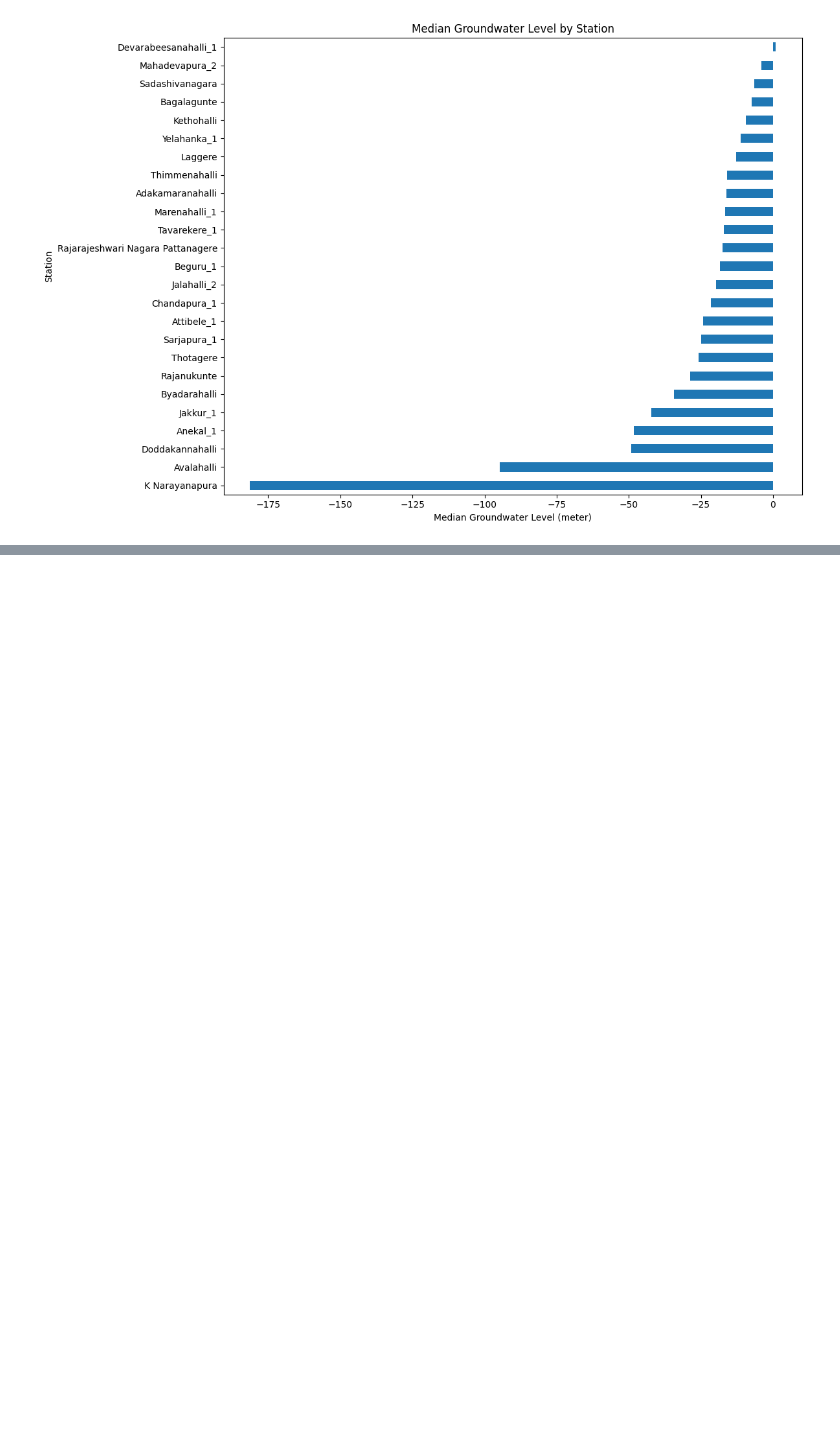
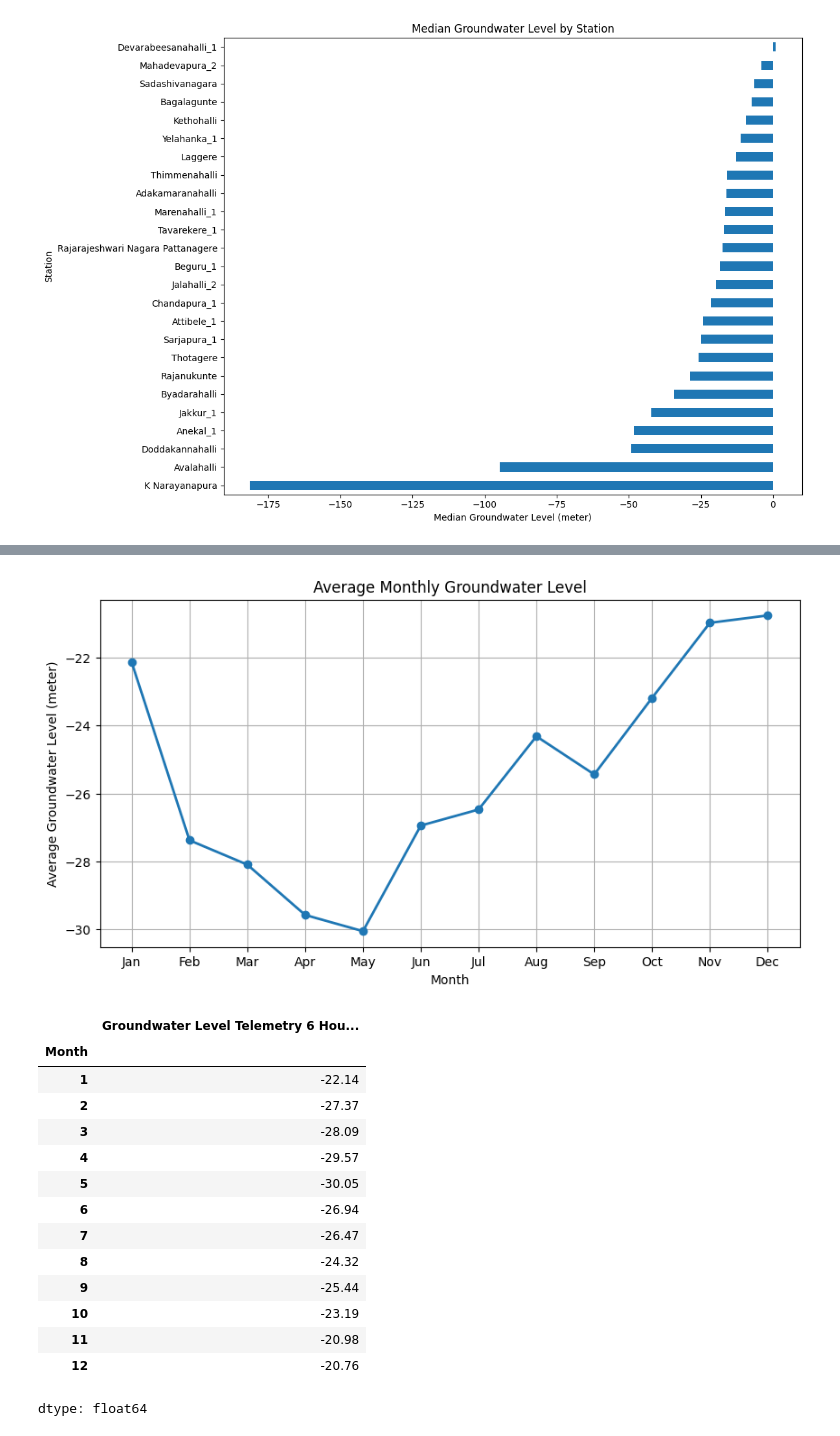
Before and after one commit to Koushik23R/groundwater-ai, a Jupyter notebook: notebooks/03_exploratory_data_analysis.ipynb, the cells around one changed output, grey strips where cells are left out. Saved outputs shown, nothing was run; the diff lists cells and outputs as text; code cells hidden in the pictures; blank space fills up the shorter version.

```diff
--- a/notebooks/03_exploratory_data_analysis.ipynb
+++ b/notebooks/03_exploratory_data_analysis.ipynb
@@ -190,0 +397,45 @@ plt.show()
+# %%
+# Create month column
+df['Month'] = df['Data Acquisition Time'].dt.month
+
+# Monthly average groundwater level
+monthly_avg = (
+    df.groupby('Month')['Groundwater Level Telemetry 6 Hourly (meter)']
+      .mean()
+)
+
+# Month names
+month_names = ['Jan','Feb','Mar','Apr','May','Jun',
+               'Jul','Aug','Sep','Oct','Nov','Dec']
+
+plt.figure(figsize=(10,5))
+plt.plot(monthly_avg.index, monthly_avg.values,
+         marker='o', linewidth=2)
+
+plt.xticks(range(1,13), month_names)
+plt.xlabel('Month')
+plt.ylabel('Average Groundwater Level (meter)')
+plt.title('Average Monthly Groundwater Level')
+plt.grid(True)
+
+plt.show()
+
+# Display values
+monthly_avg.round(2)
+# %% [output]
+[figure, added]
+|  | Groundwater Level Telemetry 6 Hou... |
+| Month |  |
+| 1 | -22.14 |
+| 2 | -27.37 |
+| 3 | -28.09 |
+| 4 | -29.57 |
+| 5 | -30.05 |
+| 6 | -26.94 |
+| 7 | -26.47 |
+| 8 | -24.32 |
+| 9 | -25.44 |
+| 10 | -23.19 |
+| 11 | -20.98 |
+| 12 | -20.76 |
+dtype: float64
```
Also changed, not shown: parts of 21 cells of this notebook.
